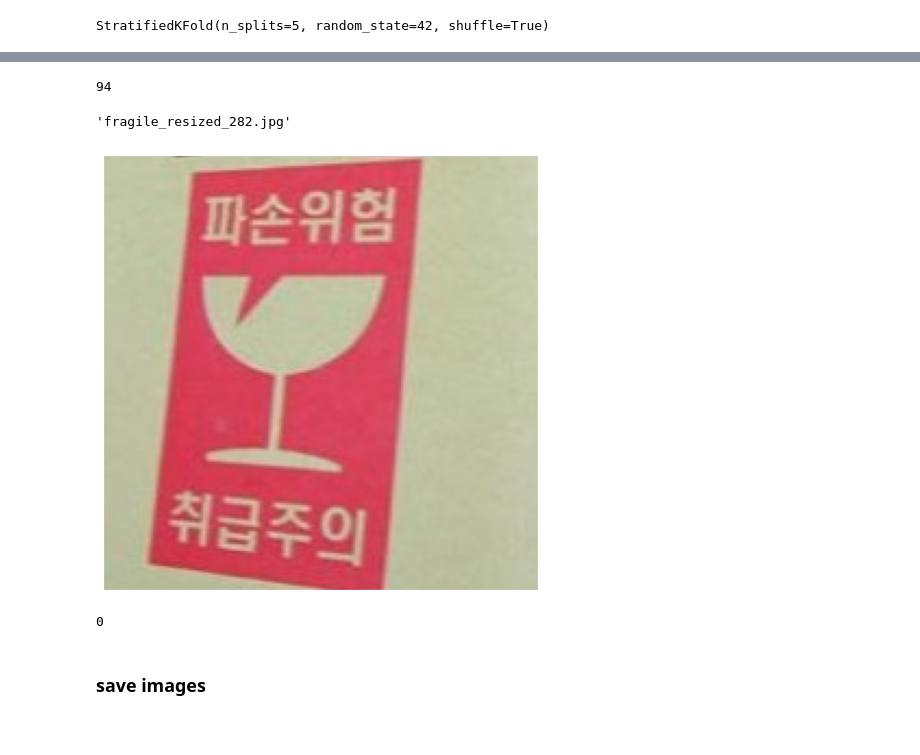
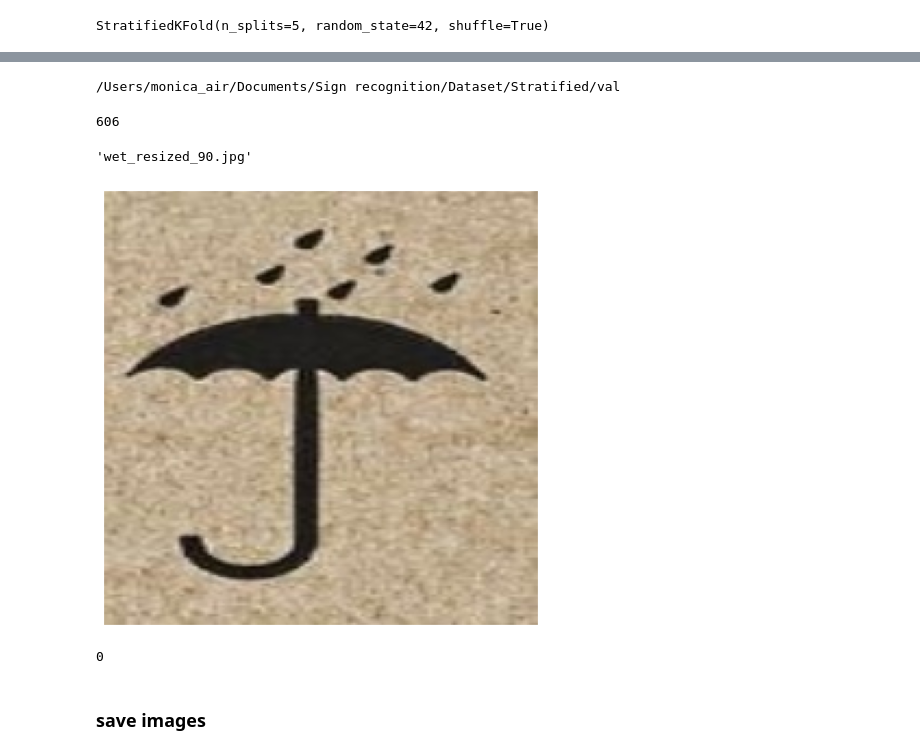
Before and after one commit to MonicaKim89/Sign_Recognition, a Jupyter notebook: [preprocessing] working_log/[0921] Stratified splits.ipynb, the cells around one changed output, grey strips where cells are left out. Saved outputs shown, nothing was run; the diff lists cells and outputs as text; code cells hidden in the pictures.

```diff
--- a/[preprocessing] working_log/[0921] Stratified splits.ipynb
+++ b/[preprocessing] working_log/[0921] Stratified splits.ipynb
@@ -208,0 +195,4 @@ up_dst= '/Users/monica_air/Documents/Sign recognition/Dataset/Stratified/val/up'
+# %%
+cd /Users/monica_air/Documents/Sign recognition/Dataset/Stratified/val
+# %% [output]
+/Users/monica_air/Documents/Sign recognition/Dataset/Stratified/val
@@ -209,17 +209,13 @@ up_dst= '/Users/monica_air/Documents/Sign recognition/Dataset/Stratified/val/up'
 # %%
-test_index[20]
+test_index[-1]
 # %% [output]
-94
+606
 # %%
-feature_names[94]
+feature_names[606]
 # %% [output]
-'fragile_resized_282.jpg'
+'wet_resized_90.jpg'
 # %%
-jpg = X_test[20].reshape(200,200,3)
+jpg = X_test[-1].reshape(200,200,3)
 show(jpg)
 # %% [output]
-[figure, old version]
+[figure, new version]
-# %%
-train_y[20]
-# %% [output]
-0
@@ -242,0 +222,4 @@ for i in val_img_list:
+# %%
+train_y[20]
+# %% [output]
+0
```
Also changed, not shown: parts of 26 cells of this notebook.
